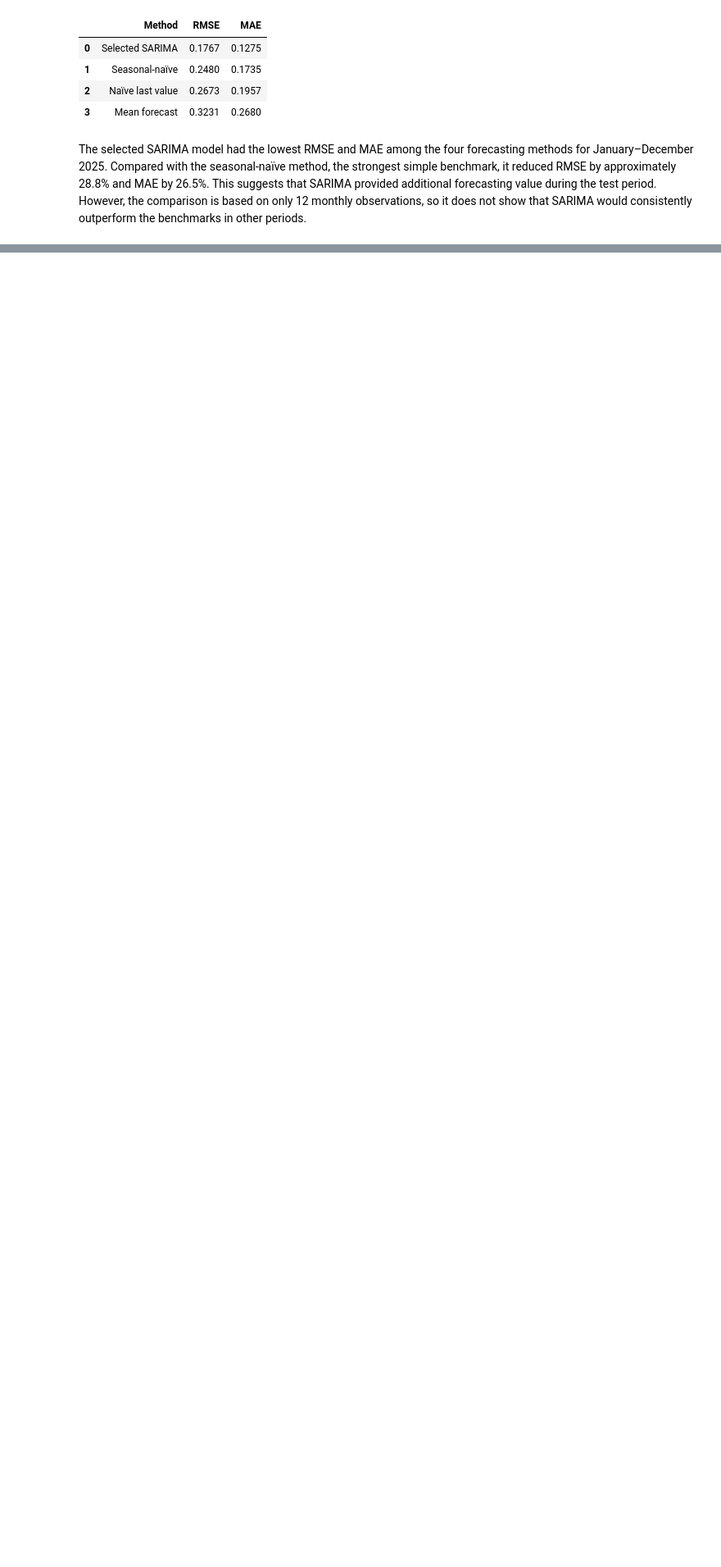
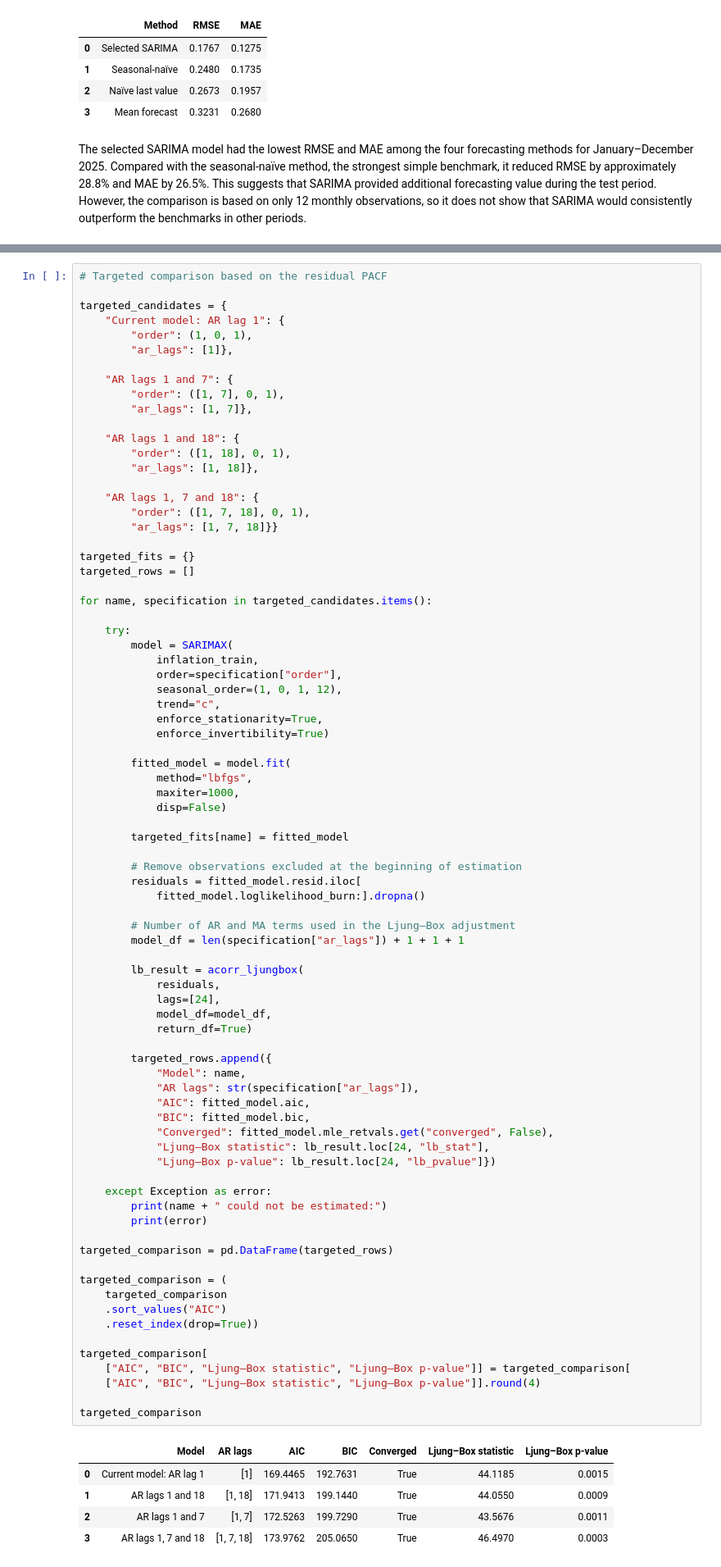
Before and after one commit to rleytonm/DissertationFiles, a Jupyter notebook: notebooks/04_SARIMA_Modelling.ipynb, the cells around one changed output, grey strips where cells are left out. Shown at 82% size. Cells and saved outputs as stored; diff of their text form; blank space fills up the shorter version.

```diff
--- a/notebooks/04_SARIMA_Modelling.ipynb
+++ b/notebooks/04_SARIMA_Modelling.ipynb
@@ -1104,0 +1201,85 @@ The selected SARIMA model had the lowest RMSE and MAE among the four forecasting
+# %%
+# Targeted comparison based on the residual PACF
+
+targeted_candidates = {
+    "Current model: AR lag 1": {
+        "order": (1, 0, 1),
+        "ar_lags": [1]},
+
+    "AR lags 1 and 7": {
+        "order": ([1, 7], 0, 1),
+        "ar_lags": [1, 7]},
+
+    "AR lags 1 and 18": {
+        "order": ([1, 18], 0, 1),
+        "ar_lags": [1, 18]},
+
+    "AR lags 1, 7 and 18": {
+        "order": ([1, 7, 18], 0, 1),
+        "ar_lags": [1, 7, 18]}}
+
+targeted_fits = {}
+targeted_rows = []
+
+for name, specification in targeted_candidates.items():
+
+    try:
+        model = SARIMAX(
+            inflation_train,
+            order=specification["order"],
+            seasonal_order=(1, 0, 1, 12),
+            trend="c",
+            enforce_stationarity=True,
+            enforce_invertibility=True)
+
+        fitted_model = model.fit(
+            method="lbfgs",
+            maxiter=1000,
+            disp=False)
+
+        targeted_fits[name] = fitted_model
+
+        # Remove observations excluded at the beginning of estimation
+        residuals = fitted_model.resid.iloc[
+            fitted_model.loglikelihood_burn:].dropna()
+
+        # Number of AR and MA terms used in the Ljung–Box adjustment
+        model_df = len(specification["ar_lags"]) + 1 + 1 + 1
+
+        lb_result = acorr_ljungbox(
+            residuals,
+            lags=[24],
+            model_df=model_df,
+            return_df=True)
+
+        targeted_rows.append({
+            "Model": name,
+            "AR lags": str(specification["ar_lags"]),
+            "AIC": fitted_model.aic,
+            "BIC": fitted_model.bic,
+            "Converged": fitted_model.mle_retvals.get("converged", False),
+            "Ljung–Box statistic": lb_result.loc[24, "lb_stat"],
+            "Ljung–Box p-value": lb_result.loc[24, "lb_pvalue"]})
+
+    except Exception as error:
+        print(name + " could not be estimated:")
+        print(error)
+
+targeted_comparison = pd.DataFrame(targeted_rows)
+
+targeted_comparison = (
+    targeted_comparison
+    .sort_values("AIC")
+    .reset_index(drop=True))
+
+targeted_comparison[
+    ["AIC", "BIC", "Ljung–Box statistic", "Ljung–Box p-value"]] = targeted_comparison[
+    ["AIC", "BIC", "Ljung–Box statistic", "Ljung–Box p-value"]].round(4)
+
+targeted_comparison
+# %% [output]
+|  | Model | AR lags | AIC | BIC | Converged | Ljung–Box statistic | Ljung–Box p-value |
+| 0 | Current model: AR lag 1 | [1] | 169.4465 | 192.7631 | True | 44.1185 | 0.0015 |
+| 1 | AR lags 1 and 18 | [1, 18] | 171.9413 | 199.1440 | True | 44.0550 | 0.0009 |
+| 2 | AR lags 1 and 7 | [1, 7] | 172.5263 | 199.7290 | True | 43.5676 | 0.0011 |
+| 3 | AR lags 1, 7 and 18 | [1, 7, 18] | 173.9762 | 205.0650 | True | 46.4970 | 0.0003 |
```
Also changed, not shown: parts of 8 cells of this notebook.
